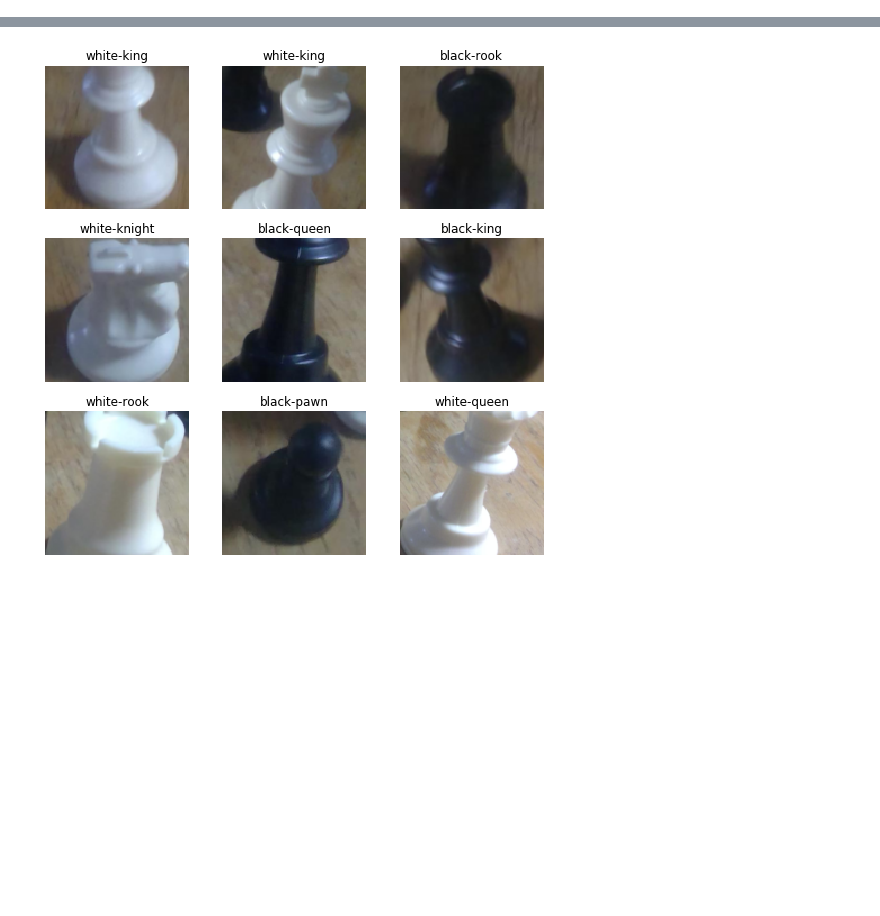
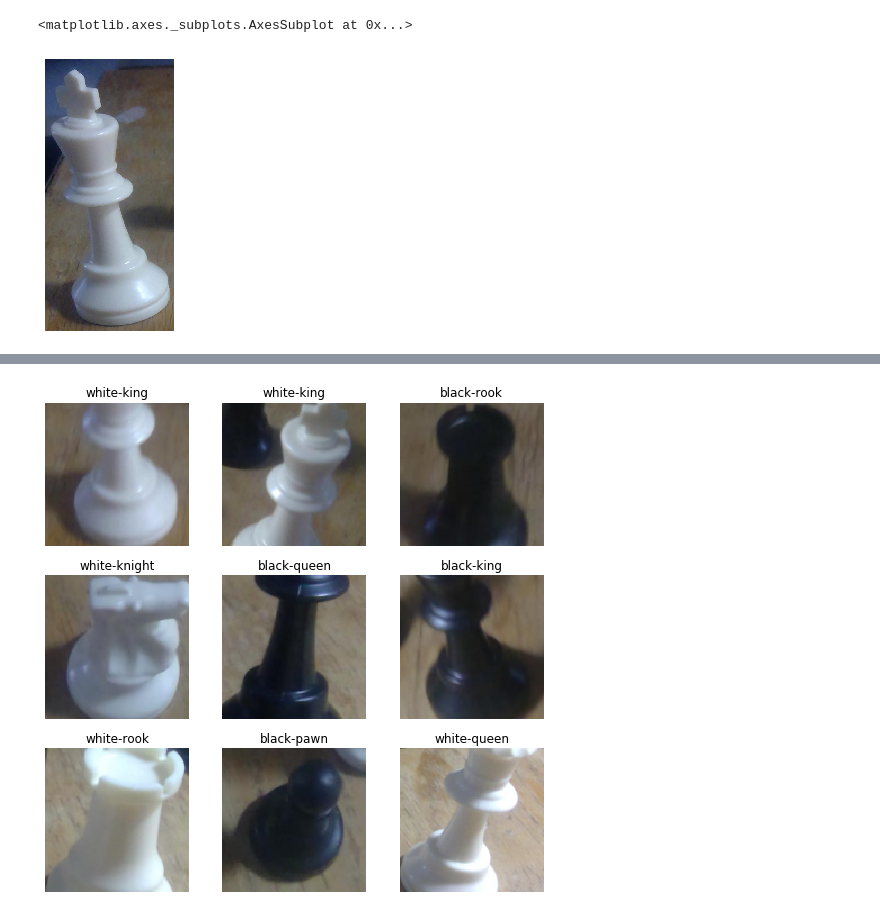
Before and after one commit to sutt/fastai2-dev, a Jupyter notebook: chess-classification-hw/nbs-demo/demo-tranforms-1.ipynb, the cells around one changed output, grey strips where cells are left out. Saved outputs shown, nothing was run; the diff lists cells and outputs as text; code cells hidden in the pictures; blank space fills up the shorter version.

```diff
--- a/chess-classification-hw/nbs-demo/demo-tranforms-1.ipynb
+++ b/chess-classification-hw/nbs-demo/demo-tranforms-1.ipynb
@@ -32,3 +34,12 @@ test_dl = ImageDataLoaders.from_name_func(
                 batch_tfms=aug_transforms(mult=0),
                 bs=32,
 )
+# %%
+king_fn = '../../../other-chess-data/regulation-pieces-1/crops/00000_white-knight.jpg'
+# %%
+pipe_start = train_dl.train.tfms[0]
+# %%
+show_image(pipe_start(king_fn))
+# %% [output]
+<matplotlib.axes._subplots.AxesSubplot at 0x...>
+[figure, added]
```
Also changed, not shown: parts of 3 cells of this notebook, 3 other files.
